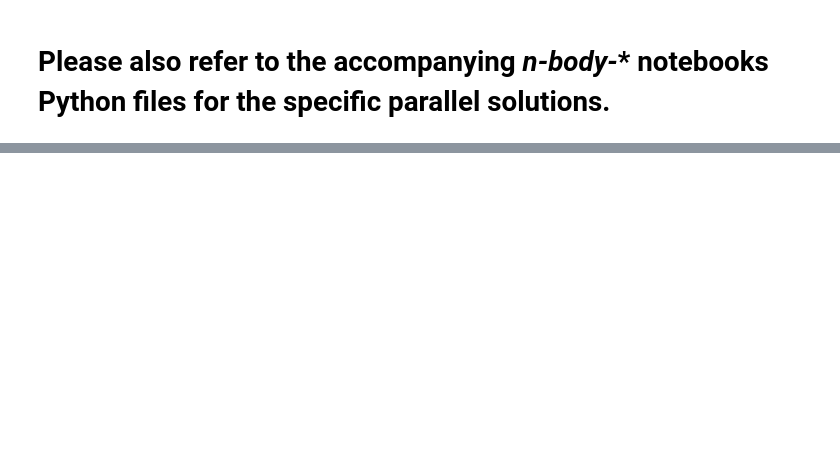
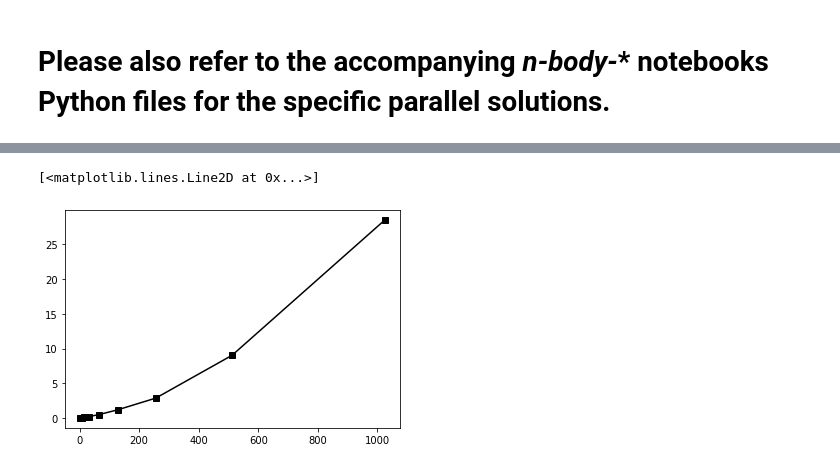
Before and after one commit to veisec/EffPhyCompu_examples, a Jupyter notebook: ch12-parallelism.ipynb, the cells around one changed output, grey strips where cells are left out. Drawn from its saved outputs; the diff is of its cells as text; code cells hidden in the pictures; blank space fills up the shorter version.

```diff
--- a/ch12-parallelism.ipynb
+++ b/ch12-parallelism.ipynb
@@ -54,10 +54,11 @@ def simulate(N, D, S, G, dt):
 # %%
 import time
 # Ns = [2, 4, 8, 16, 32, 64, 128, 256, 512, 1024, 2048, 4096, 8192]
-Ns = [2, 4, 8, 16, 32]
+Ns = [2, 4, 8, 16, 32,64,128,256,512,1024]
 runtimes = []
 for N in Ns:
     start = time.time()
-    simulate(N, 3, 300, 1.0, 1e-3)
+    simulate(N, 2, 300, 1.0, 1e-3)
     stop = time.time()
     runtimes.append(stop - start)
+runtimes
@@ -64,3 +76,10 @@ for N in Ns:
+# %%
+## visualize runtime
+import matplotlib.pyplot as plt
+plt.plot(Ns,runtimes,'ks-')
+# %% [output]
+[<matplotlib.lines.Line2D at 0x...>]
+[figure, added]
 # %%
 from threading import Thread
 
```
Also changed, not shown: parts of 2 cells of this notebook, 9 other files.
